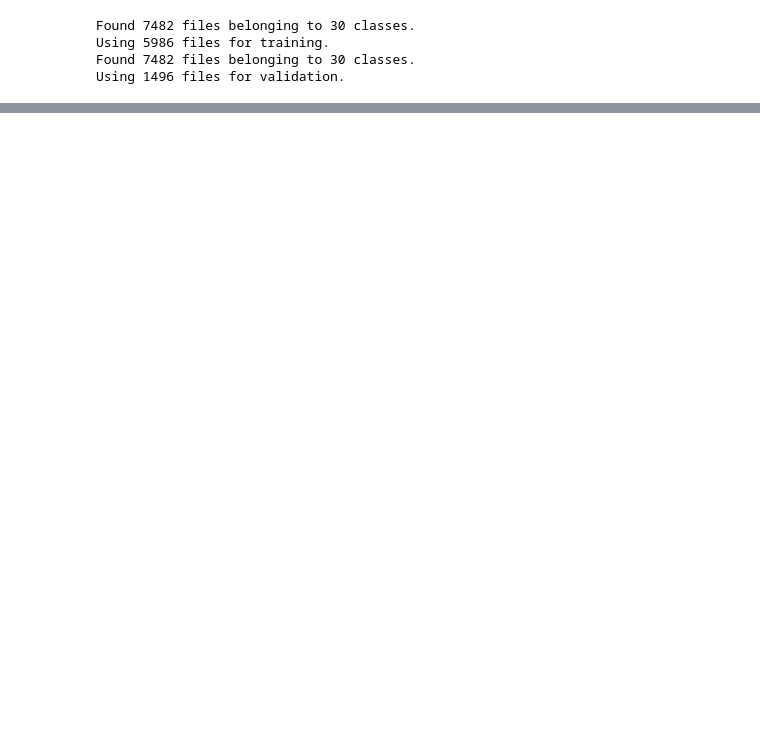
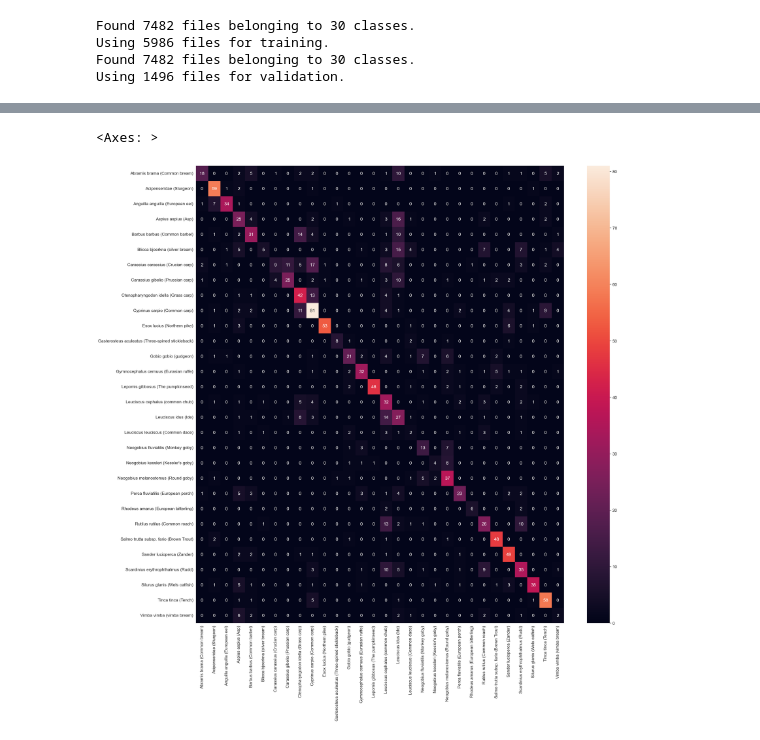
Before and after one commit to KaoticKas/OneFish-Disseration-Project, a Jupyter notebook: Model/test_transfer.ipynb, the cells around one changed output, grey strips where cells are left out. Saved outputs shown, nothing was run; the diff lists cells and outputs as text; code cells hidden in the pictures; blank space fills up the shorter version.

```diff
--- a/Model/test_transfer.ipynb
+++ b/Model/test_transfer.ipynb
@@ -27,3 +30,7 @@ Found 7482 files belonging to 30 classes.
 Using 5986 files for training.
 Found 7482 files belonging to 30 classes.
 Using 1496 files for validation.
+# %%
+class_names = train_ds.class_names
+print(class_names)
+print(len(class_names))
@@ -143,0 +161,22 @@ model.save("modelt.hdf5")
+# %%
+import seaborn as sns
+import numpy as np
+from sklearn.metrics import confusion_matrix
+
+# Get class names from training dataset
+
+# Get predicted labels for the validation set
+val_labels = []
+val_pred_probs = []
+for images, labels in val_ds:
+    val_labels.extend(labels.numpy())
+    pred_probs = model.predict(images)
+    val_pred_probs.extend(pred_probs)
+val_pred_labels = np.argmax(val_pred_probs, axis=1)
+
+# Generate confusion matrix
+cm = confusion_matrix(val_labels, val_pred_labels)
+
+# Create heatmap
+sns.heatmap(cm, annot=True, xticklabels=class_names, yticklabels=class_names)
+# %% [output]
@@ -143,0 +200,2 @@ model.save("modelt.hdf5")
+<Axes: >
+[figure, added]
```
Also changed, not shown: parts of 11 cells of this notebook, 19 other files.
